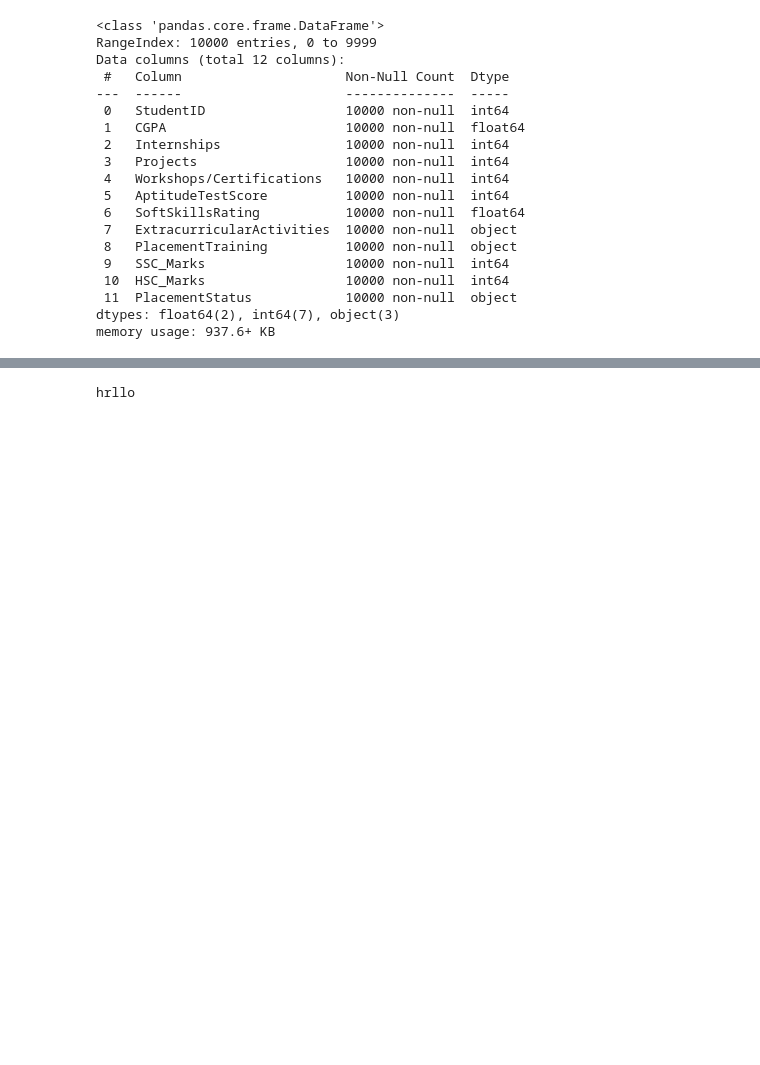
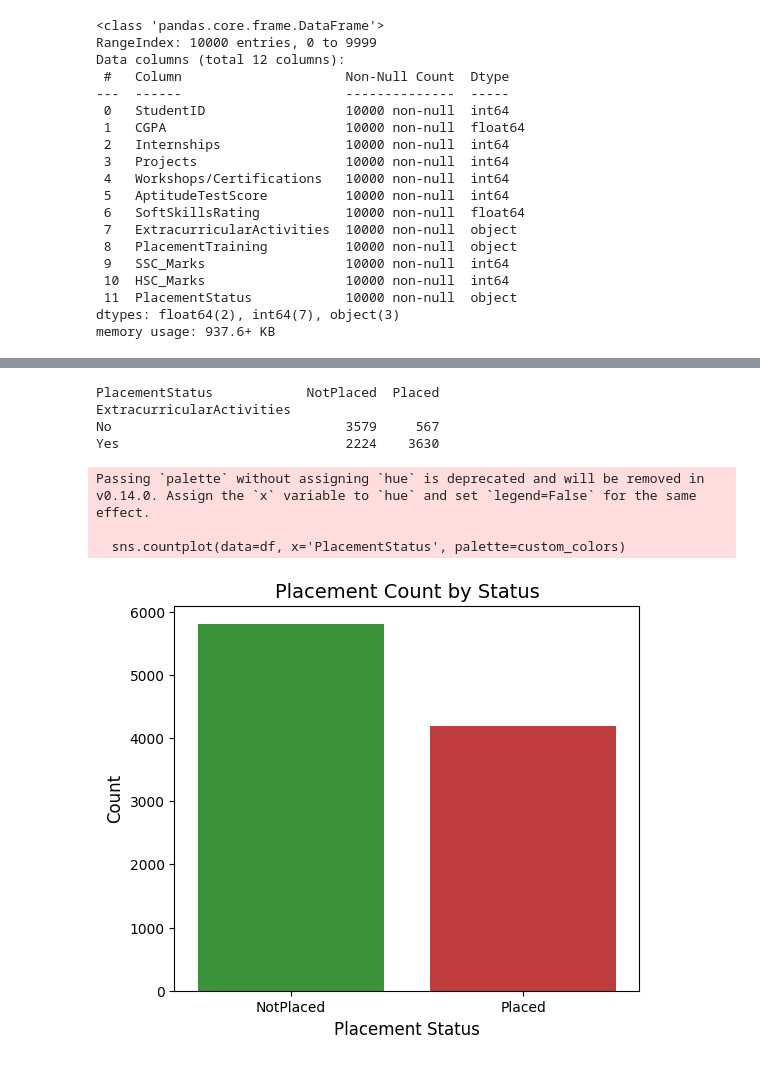
Before and after one commit to sidheshsahu/MLopsAzure, a Jupyter notebook: notebooks/EDA.ipynb, the cells around one changed output, grey strips where cells are left out. Saved outputs shown, nothing was run; the diff lists cells and outputs as text; code cells hidden in the pictures; blank space fills up the shorter version.

```diff
--- a/notebooks/EDA.ipynb
+++ b/notebooks/EDA.ipynb
@@ -122,4 +87,21 @@ np.int64(0)
-# %%
-print("hrllo")
-# %% [output]
-hrllo
+# %%
+eac= df.pivot_table(index='ExtracurricularActivities', columns='PlacementStatus', aggfunc='size', fill_value=0)
+print(eac)
+# %% [output]
+PlacementStatus            NotPlaced  Placed
+ExtracurricularActivities
+No                              3579     567
+Yes                             2224    3630
+# %%
+plt.figure(figsize=(6, 5))
+custom_colors = ['#2ca02c', '#d62728']
+sns.countplot(data=df, x='PlacementStatus', palette=custom_colors)
+plt.title('Placement Count by Status', fontsize=14)
+plt.xlabel('Placement Status', fontsize=12)
+plt.ylabel('Count', fontsize=12)
+plt.show()
+# %% [output]
+Passing `palette` without assigning `hue` is deprecated and will be removed in v0.14.0. Assign the `x` variable to `hue` and set `legend=False` for the same effect.
+
+  sns.countplot(data=df, x='PlacementStatus', palette=custom_colors)
+[figure, added]
```
Also changed, not shown: parts of 8 cells of this notebook, 7 other files.
